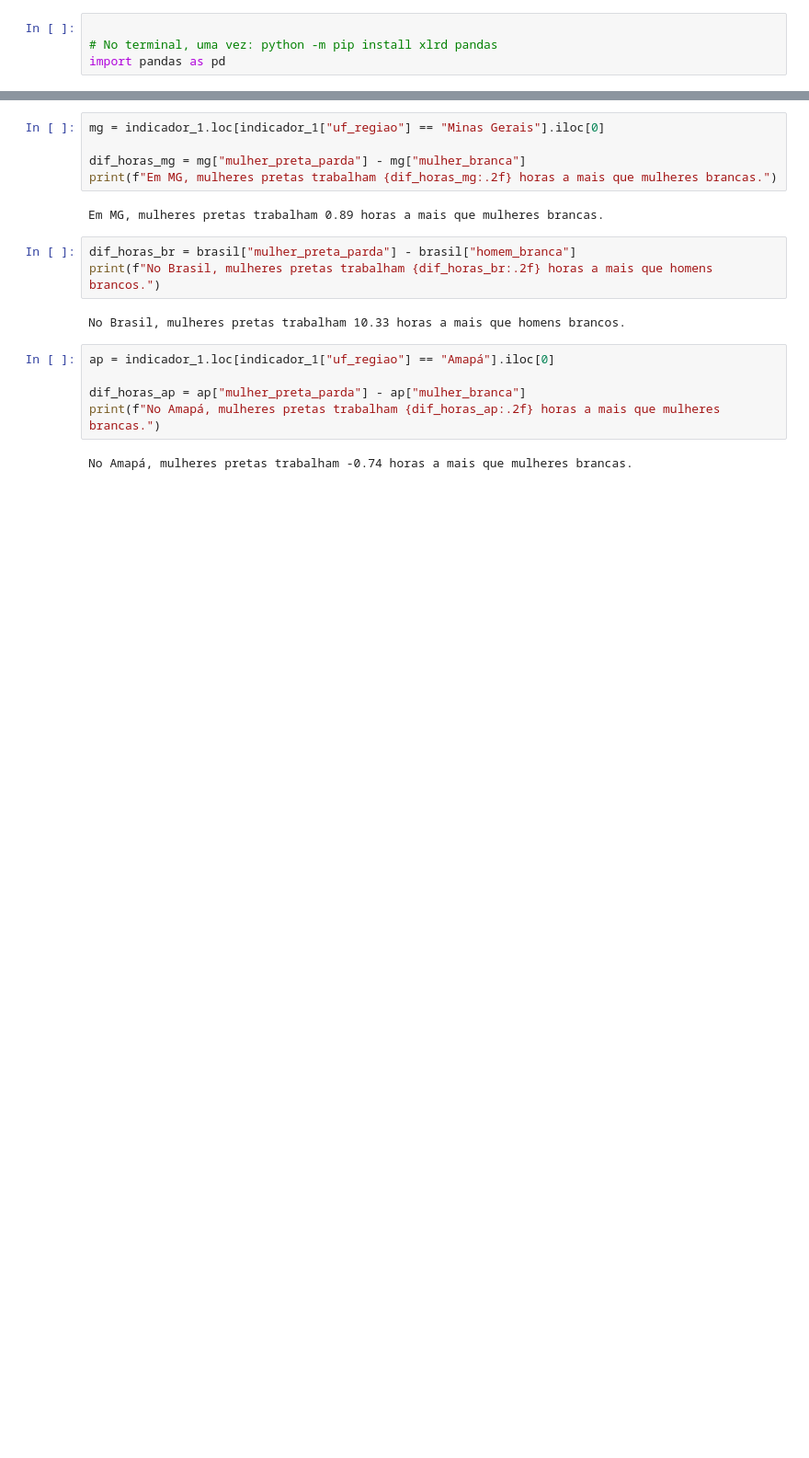
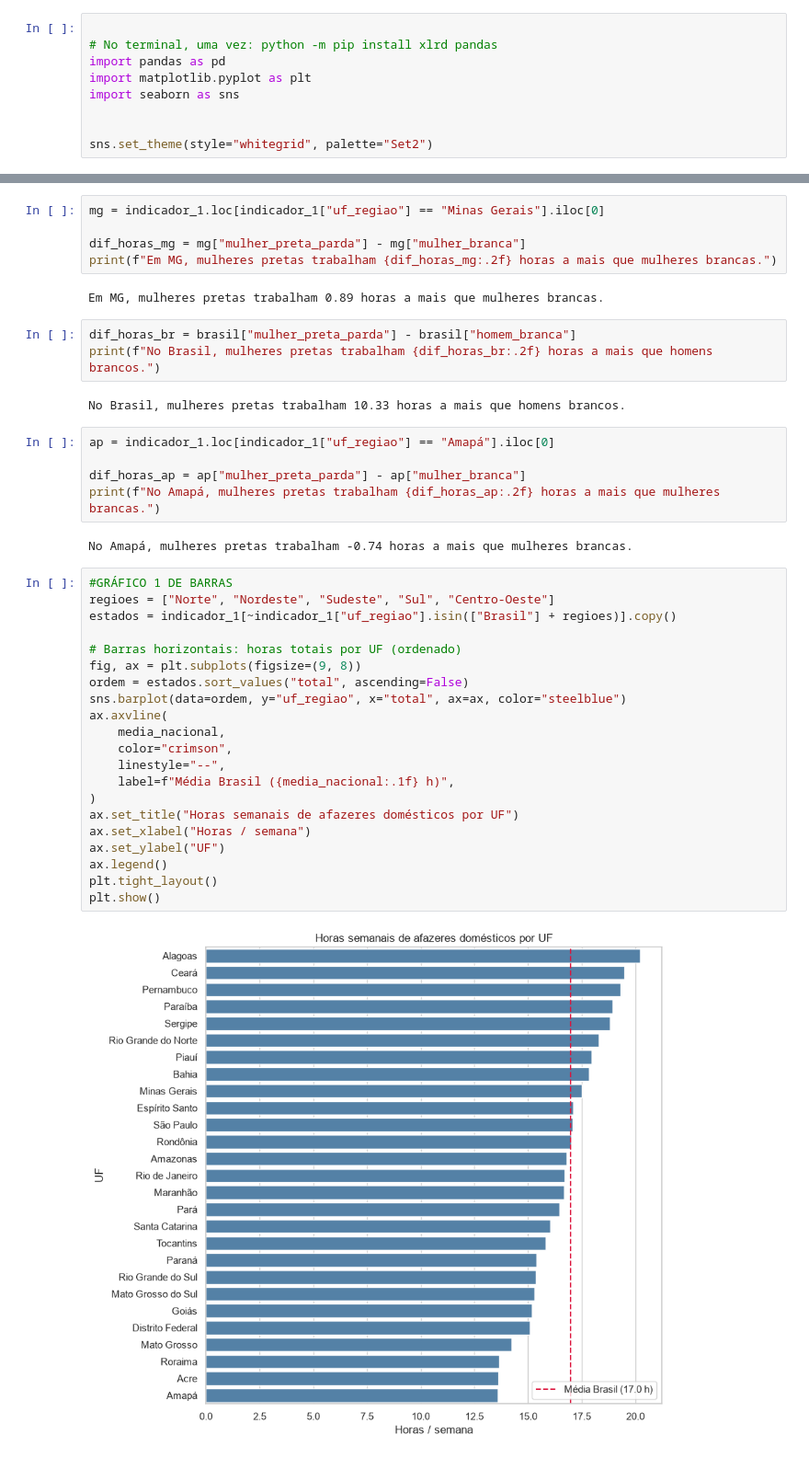
Before and after one commit to PedrodaSBrum/analise_dados, a Jupyter notebook: atvd1e2/Aula2_abrir_arquivo.ipynb, the cells around one changed output, grey strips where cells are left out. Shown at 92% size. Drawn from its saved outputs; the diff is of its cells as text; blank space fills up the shorter version.

```diff
--- a/atvd1e2/Aula2_abrir_arquivo.ipynb
+++ b/atvd1e2/Aula2_abrir_arquivo.ipynb
@@ -2,6 +2,11 @@
 
 # No terminal, uma vez: python -m pip install xlrd pandas
 import pandas as pd
+import matplotlib.pyplot as plt
+import seaborn as sns
+
+
+sns.set_theme(style="whitegrid", palette="Set2")
 # %%
 path = r"Tabela 1.1.1.xls"
 # %%
@@ -198,3 +203,26 @@ dif_horas_ap = ap["mulher_preta_parda"] - ap["mulher_branca"]
 print(f"No Amapá, mulheres pretas trabalham {dif_horas_ap:.2f} horas a mais que mulheres brancas.")
 # %% [output]
 No Amapá, mulheres pretas trabalham -0.74 horas a mais que mulheres brancas.
+# %%
+#GRÁFICO 1 DE BARRAS
+regioes = ["Norte", "Nordeste", "Sudeste", "Sul", "Centro-Oeste"]
+estados = indicador_1[~indicador_1["uf_regiao"].isin(["Brasil"] + regioes)].copy()
+
+# Barras horizontais: horas totais por UF (ordenado)
+fig, ax = plt.subplots(figsize=(9, 8))
+ordem = estados.sort_values("total", ascending=False)
+sns.barplot(data=ordem, y="uf_regiao", x="total", ax=ax, color="steelblue")
+ax.axvline(
+    media_nacional,
+    color="crimson",
+    linestyle="--",
+    label=f"Média Brasil ({media_nacional:.1f} h)",
+)
+ax.set_title("Horas semanais de afazeres domésticos por UF")
+ax.set_xlabel("Horas / semana")
+ax.set_ylabel("UF")
+ax.legend()
+plt.tight_layout()
+plt.show()
+# %% [output]
+[figure, added]
```
Also changed, not shown: parts of 3 cells of this notebook.
